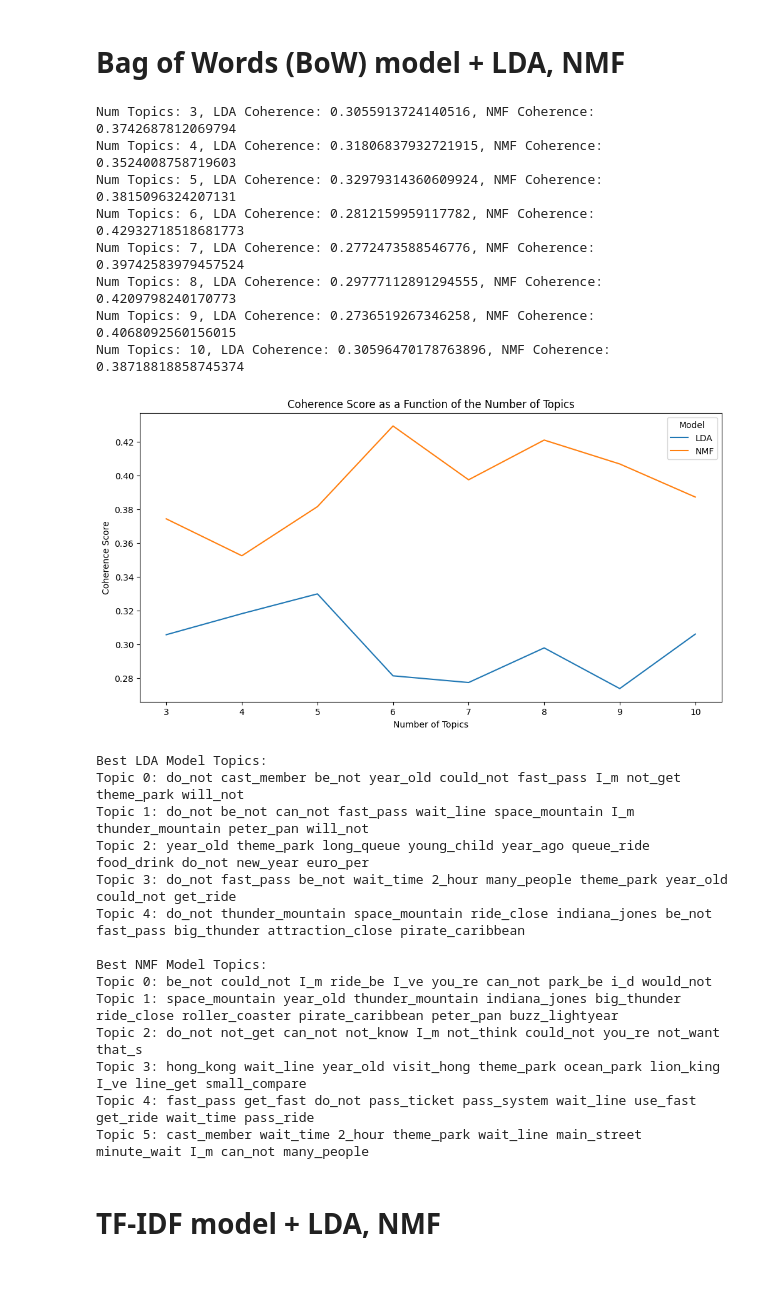
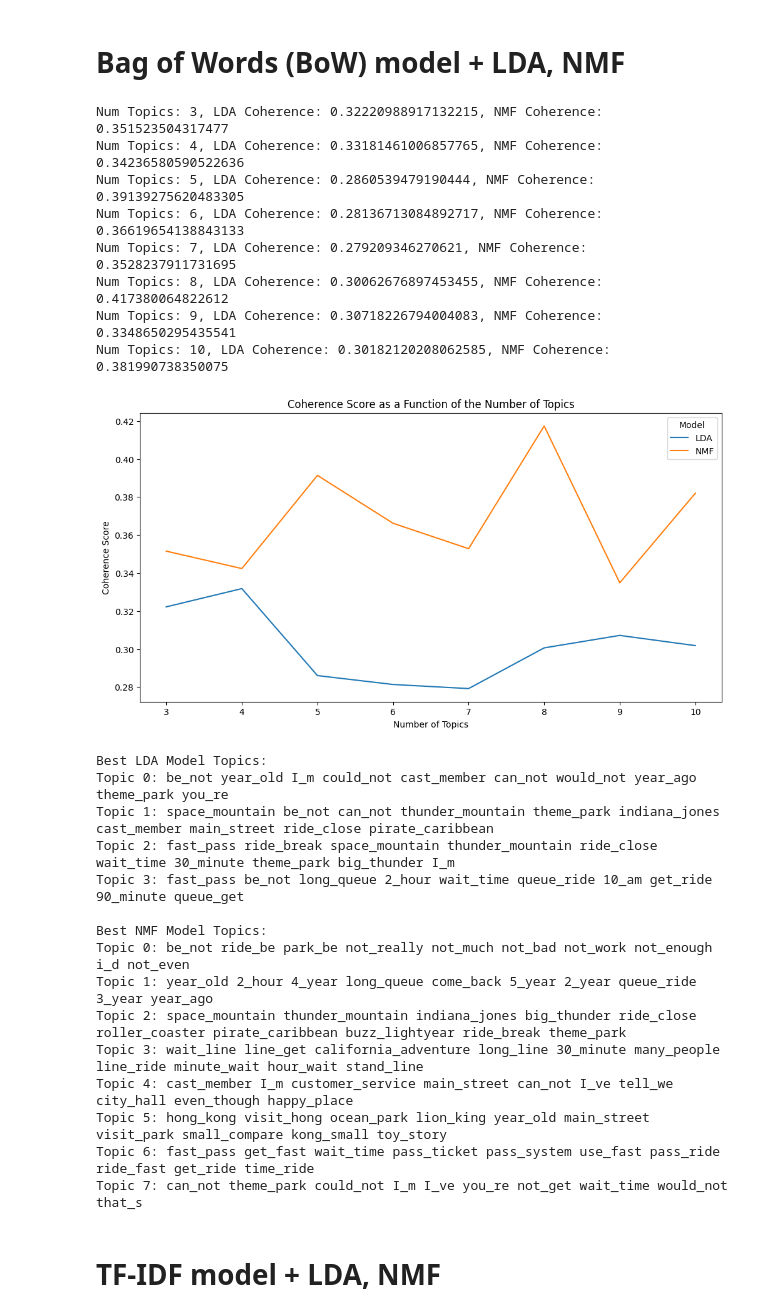
Before and after one commit to mohamadsolouki/NLP-Disneyland-Reviews, a Jupyter notebook: Full-Analysis.ipynb, the cells around one changed output. Saved outputs shown, nothing was run; the diff lists cells and outputs as text; code cells hidden in the pictures; blank space fills up the shorter version.

```diff
--- a/Full-Analysis.ipynb
+++ b/Full-Analysis.ipynb
@@ -276,7 +276,7 @@ for doc in tokenized_docs:
 gensim_dictionary = Dictionary(bigram_docs)
 
 # Filter extremes to mirror CountVectorizer's min_df and max_df
-gensim_dictionary.filter_extremes(no_below=5, no_above=0.4)
+gensim_dictionary.filter_extremes(no_below=5, no_above=0.25)
 
 # Convert the dictionary to a bag of words corpus for reference
 gensim_corpus = [gensim_dictionary.doc2bow(doc) for doc in bigram_docs]
@@ -307,58 +307,59 @@ plt.plot(num_topics, coherence_scores['LDA'], label='LDA')
 plt.plot(num_topics, coherence_scores['NMF'], label='NMF')
 plt.title('Coherence Score as a Function of the Number of Topics')
 plt.xlabel('Number of Topics')
 plt.ylabel('Coherence Score')
 plt.legend(title='Model', loc='best')
 plt.show()
 
 # Find the model with the highest coherence and print the topics
 best_lda_index = np.argmax(coherence_scores['LDA'])
 best_nmf_index = np.argmax(coherence_scores['NMF'])
 
 best_lda_model = models['LDA'][best_lda_index]
 best_nmf_model = models['NMF'][best_nmf_index]
 
 # Print the topics from the best models
 print("\nBest LDA Model Topics:")
 for topic_idx, topic in enumerate(best_lda_model.show_topics(num_topics=best_lda_model.num_topics, formatted=False)):
     word_probs = topic[1]
     print("Topic %d:" % (topic_idx), " ".join([word for word,_ in word_probs]))
 
 print("\nBest NMF Model Topics:")
 for topic_idx, topic in enumerate(best_nmf_model.show_topics(num_topics=best_nmf_model.num_topics, formatted=False)):
     word_probs = topic[1]
     print("Topic %d:" % (topic_idx), " ".join([word for word, _ in word_probs]))
 
 # Save models
-with open('models/best_lda_model.pkl', 'wb') as f:
+with open('models/bow_lda_model.pkl', 'wb') as f:
     pickle.dump(best_lda_model, f)
 
-with open('models/best_nmf_model.pkl', 'wb') as f:
+with open('models/bow_nmf_model.pkl', 'wb') as f:
     pickle.dump(best_nmf_model, f)
 # %% [output]
-Num Topics: 3, LDA Coherence: 0.3055913724140516, NMF Coherence: 0.3742687812069794
-Num Topics: 4, LDA Coherence: 0.31806837932721915, NMF Coherence: 0.3524008758719603
-Num Topics: 5, LDA Coherence: 0.32979314360609924, NMF Coherence: 0.3815096324207131
-Num Topics: 6, LDA Coherence: 0.2812159959117782, NMF Coherence: 0.42932718518681773
-Num Topics: 7, LDA Coherence: 0.2772473588546776, NMF Coherence: 0.39742583979457524
-Num Topics: 8, LDA Coherence: 0.29777112891294555, NMF Coherence: 0.4209798240170773
-Num Topics: 9, LDA Coherence: 0.2736519267346258, NMF Coherence: 0.4068092560156015
-Num Topics: 10, LDA Coherence: 0.30596470178763896, NMF Coherence: 0.38718818858745374
+Num Topics: 3, LDA Coherence: 0.32220988917132215, NMF Coherence: 0.351523504317477
+Num Topics: 4, LDA Coherence: 0.33181461006857765, NMF Coherence: 0.34236580590522636
+Num Topics: 5, LDA Coherence: 0.2860539479190444, NMF Coherence: 0.39139275620483305
+Num Topics: 6, LDA Coherence: 0.28136713084892717, NMF Coherence: 0.36619654138843133
+Num Topics: 7, LDA Coherence: 0.279209346270621, NMF Coherence: 0.3528237911731695
+Num Topics: 8, LDA Coherence: 0.30062676897453455, NMF Coherence: 0.417380064822612
+Num Topics: 9, LDA Coherence: 0.30718226794004083, NMF Coherence: 0.3348650295435541
+Num Topics: 10, LDA Coherence: 0.30182120208062585, NMF Coherence: 0.381990738350075
-[figure, old version]
+[figure, new version]
 Best LDA Model Topics:
-Topic 0: do_not cast_member be_not year_old could_not fast_pass I_m not_get theme_park will_not
-Topic 1: do_not be_not can_not fast_pass wait_line space_mountain I_m thunder_mountain peter_pan will_not
-Topic 2: year_old theme_park long_queue young_child year_ago queue_ride food_drink do_not new_year euro_per
-Topic 3: do_not fast_pass be_not wait_time 2_hour many_people theme_park year_old could_not get_ride
-Topic 4: do_not thunder_mountain space_mountain ride_close indiana_jones be_not fast_pass big_thunder attraction_close pirate_caribbean
+Topic 0: be_not year_old I_m could_not cast_member can_not would_not year_ago theme_park you_re
+Topic 1: space_mountain be_not can_not thunder_mountain theme_park indiana_jones cast_member main_street ride_close pirate_caribbean
+Topic 2: fast_pass ride_break space_mountain thunder_mountain ride_close wait_time 30_minute theme_park big_thunder I_m
+Topic 3: fast_pass be_not long_queue 2_hour wait_time queue_ride 10_am get_ride 90_minute queue_get
 
 Best NMF Model Topics:
-Topic 0: be_not could_not I_m ride_be I_ve you_re can_not park_be i_d would_not
-Topic 1: space_mountain year_old thunder_mountain indiana_jones big_thunder ride_close roller_coaster pirate_caribbean peter_pan buzz_lightyear
-Topic 2: do_not not_get can_not not_know I_m not_think could_not you_re not_want that_s
-Topic 3: hong_kong wait_line year_old visit_hong theme_park ocean_park lion_king I_ve line_get small_compare
-Topic 4: fast_pass get_fast do_not pass_ticket pass_system wait_line use_fast get_ride wait_time pass_ride
-Topic 5: cast_member wait_time 2_hour theme_park wait_line main_street minute_wait I_m can_not many_people
+Topic 0: be_not ride_be park_be not_really not_much not_bad not_work not_enough i_d not_even
+Topic 1: year_old 2_hour 4_year long_queue come_back 5_year 2_year queue_ride 3_year year_ago
+Topic 2: space_mountain thunder_mountain indiana_jones big_thunder ride_close roller_coaster pirate_caribbean buzz_lightyear ride_break theme_park
+Topic 3: wait_line line_get california_adventure long_line 30_minute many_people line_ride minute_wait hour_wait stand_line
+Topic 4: cast_member I_m customer_service main_street can_not I_ve tell_we city_hall even_though happy_place
+Topic 5: hong_kong visit_hong ocean_park lion_king year_old main_street visit_park small_compare kong_small toy_story
+Topic 6: fast_pass get_fast wait_time pass_ticket pass_system use_fast pass_ride ride_fast get_ride time_ride
+Topic 7: can_not theme_park could_not I_m I_ve you_re not_get wait_time would_not that_s
 # %% [markdown]
 # TF-IDF model + LDA, NMF
 # %%
```
Also changed, not shown: 5 other files.
